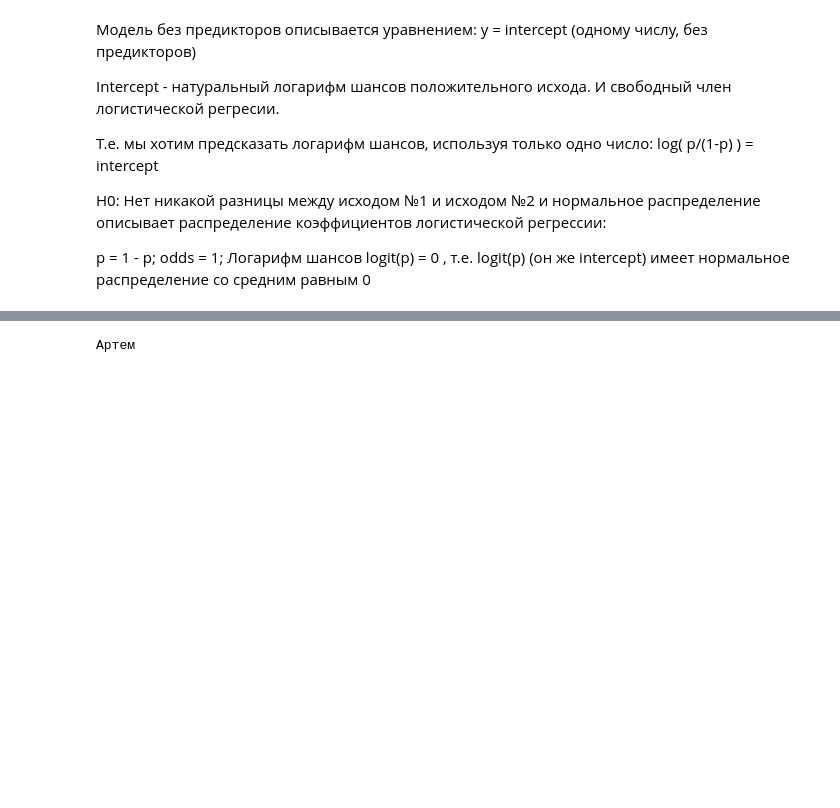
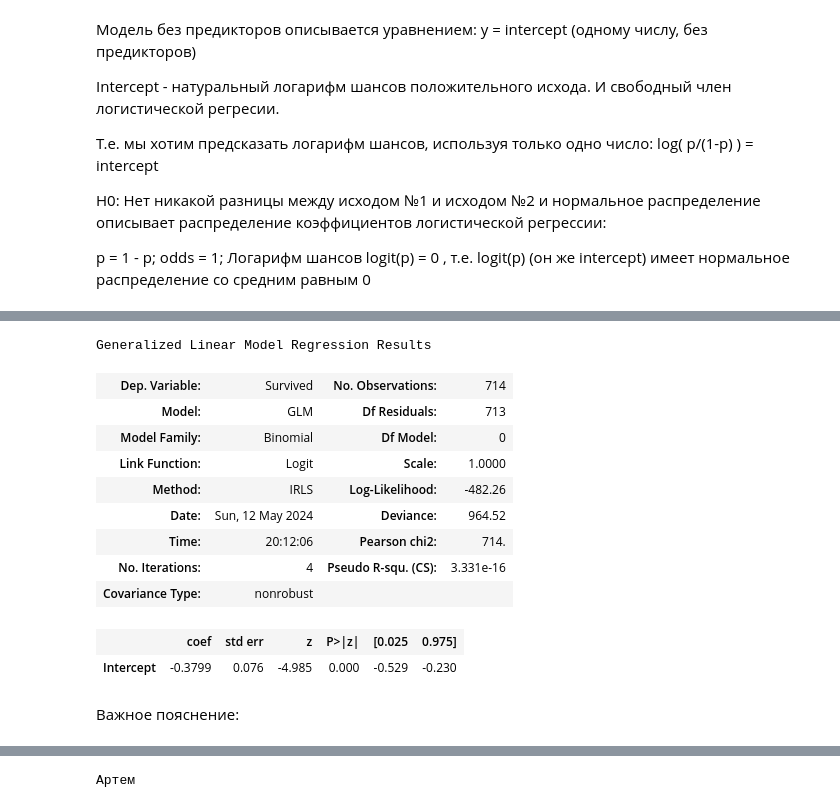
Before and after one commit to Artem7davlet/artem_git, a Jupyter notebook: MathStat.ipynb, the cells around one changed output, grey strips where cells are left out. Drawn from its saved outputs; the diff is of its cells as text; code cells hidden in the pictures; blank space fills up the shorter version.

```diff
--- a/MathStat.ipynb
+++ b/MathStat.ipynb
@@ -198,0 +213,19 @@ odds = 1;
+# %%
+glm_binomial = smf.glm(formula='Survived ~ 1', data=df, family=sm.families.Binomial()).fit()
+glm_binomial.summary()
+# Intercept - логарифм шансов (шансов выжить)
+# %% [output]
+Generalized Linear Model Regression Results
+| Dep. Variable: | Survived | No. Observations: | 714 |
+| Model: | GLM | Df Residuals: | 713 |
+| Model Family: | Binomial | Df Model: | 0 |
+| Link Function: | Logit | Scale: | 1.0000 |
+| Method: | IRLS | Log-Likelihood: | -482.26 |
+| Date: | Sun, 12 May 2024 | Deviance: | 964.52 |
+| Time: | 20:12:06 | Pearson chi2: | 714. |
+| No. Iterations: | 4 | Pseudo R-squ. (CS): | 3.331e-16 |
+| Covariance Type: | nonrobust |  |  |
+|  | coef | std err | z | P>|z| | [0.025 | 0.975] |
+| Intercept | -0.3799 | 0.076 | -4.985 | 0.000 | -0.529 | -0.230 |
+# %% [markdown]
+Важное пояснение:
```
Also changed, not shown: parts of 20 cells of this notebook.
